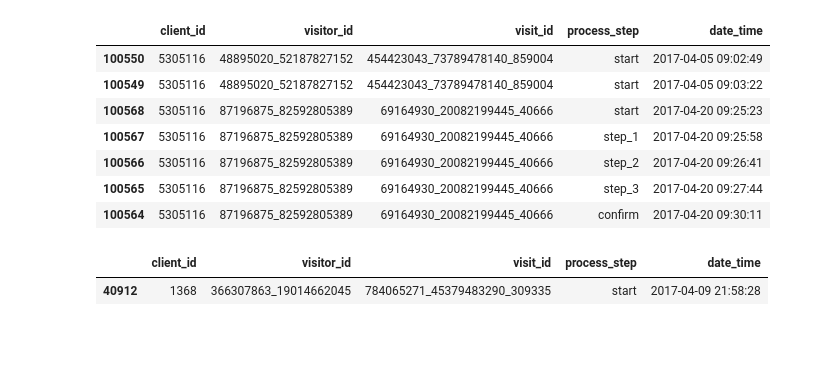
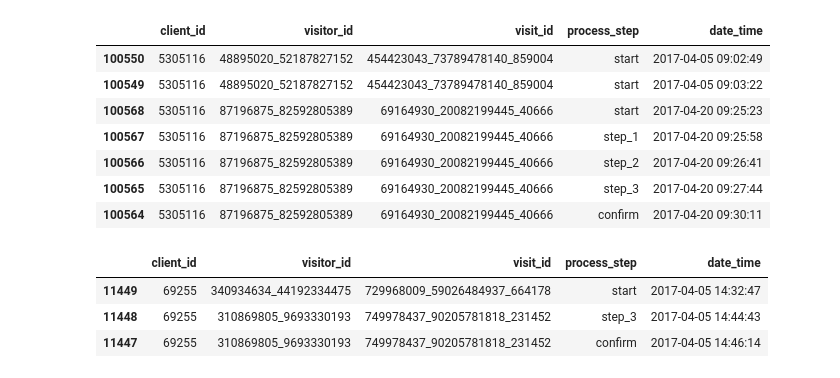
Before and after one commit to luispabloaiello-da/vanguard_project, a Jupyter notebook: notebooks/analysis_web_data_control.ipynb, the cells around one changed output. Cells and saved outputs as stored; diff of their text form; code cells hidden in the pictures; blank space fills up the shorter version.

```diff
--- a/notebooks/analysis_we_data_control.ipynb
+++ b/notebooks/analysis_web_data_control.ipynb
@@ -186,7 +194,9 @@ df_web_data_control[df_web_data_control['client_id'] == 5305116].sort_values(by=
 | 100564 | 5305116 | 87196875_82592805389 | 69164930_20082199445_40666 | confirm | 2017-04-20 09:30:11 |
 # %%
 # Example of a failed process on start
-df_web_data_control[df_web_data_control['client_id'] == 1368].sort_values(by='date_time')
+df_web_data_control[df_web_data_control['client_id'] == 69255].sort_values(by='date_time')
 # %% [output]
 |  | client_id | visitor_id | visit_id | process_step | date_time |
-| 40912 | 1368 | 366307863_19014662045 | 784065271_45379483290_309335 | start | 2017-04-09 21:58:28 |
+| 11449 | 69255 | 340934634_44192334475 | 729968009_59026484937_664178 | start | 2017-04-05 14:32:47 |
+| 11448 | 69255 | 310869805_9693330193 | 749978437_90205781818_231452 | step_3 | 2017-04-05 14:44:43 |
+| 11447 | 69255 | 310869805_9693330193 | 749978437_90205781818_231452 | confirm | 2017-04-05 14:46:14 |
```
Also changed, not shown: parts of 2 cells of this notebook, 11 other files.
